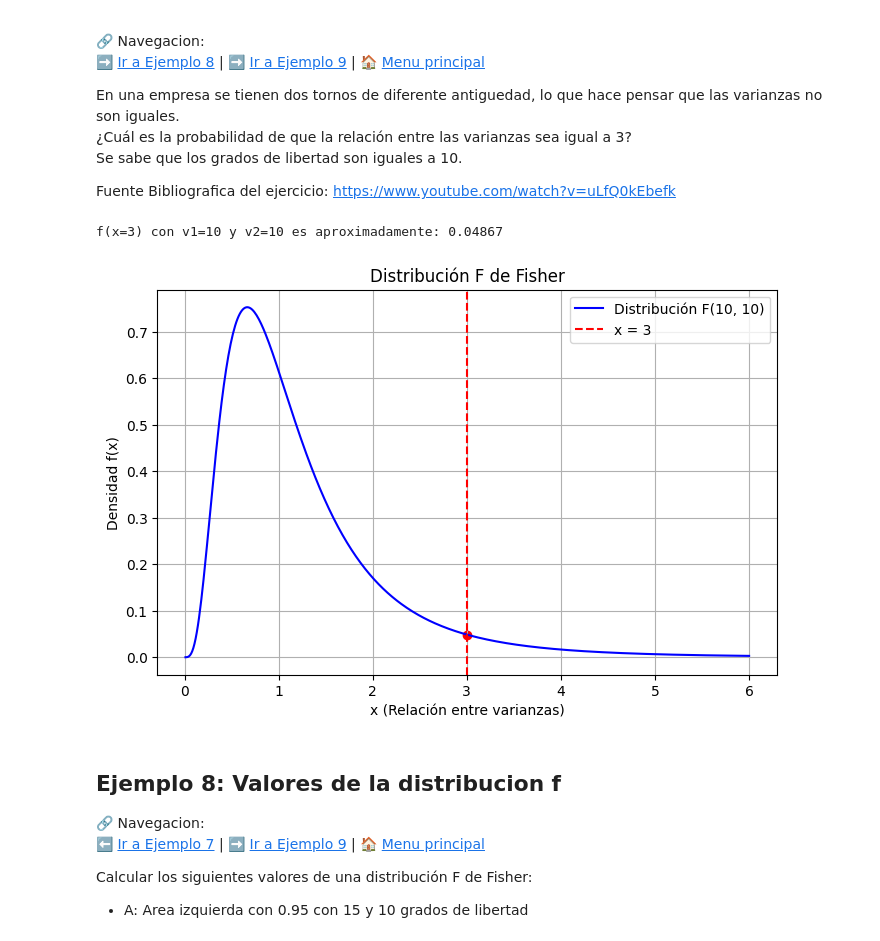
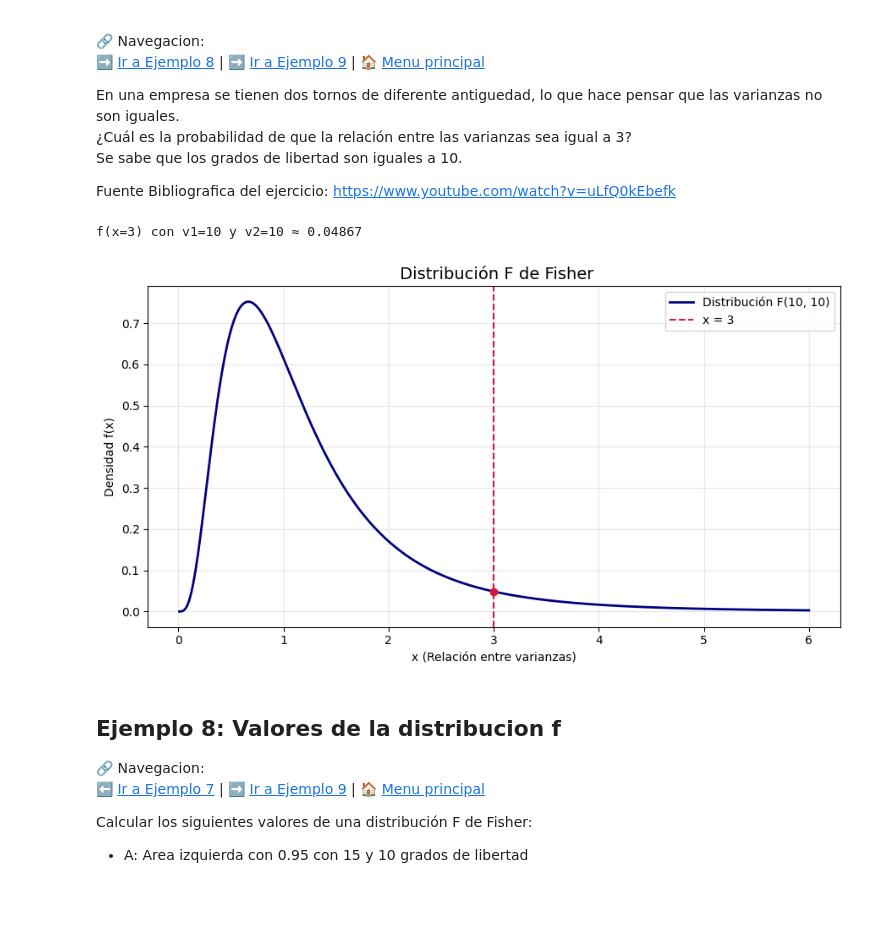
Before and after one commit to JoseAlbertoLunaA57/Distribuciones-de-Probabilidad-F.-, a Jupyter notebook: EjemplosAlberto.ipynb, the cells around one changed output. Cells and saved outputs as stored; diff of their text form; code cells hidden in the pictures; blank space fills up the shorter version.

Commit message:
Se modifico notebook con ejemplos de distribución F

```diff
--- a/EjemplosAlberto.ipynb
+++ b/EjemplosAlberto.ipynb
@@ -19,39 +19,48 @@ Se sabe que los grados de libertad son iguales a 10.
 
 Fuente Bibliografica del ejercicio: https://www.youtube.com/watch?v=uLfQ0kEbefk
 # %%
+# 📚 Ejemplo: Cálculo y gráfica de la función de densidad F de Fisher
+
 import numpy as np
 import matplotlib.pyplot as plt
 from scipy.stats import f
 
-# Parámetros del problema
-x = 3           # relación entre las varianzas
-dof1 = 10       # grados de libertad del numerador (a)
-dof2 = 10       # grados de libertad del denominador (b)
+# -----------------------------------
+# 🎯 Parámetros del ejemplo
+# -----------------------------------
+relacion_varianzas = 3     # Valor observado (x)
+v1 = 10                    # Grados de libertad del numerador
+v2 = 10                    # Grados de libertad del denominador
 
-# Cálculo de f(x)
-fx = f.pdf(x, dfn=dof1, dfd=dof2)
+# -----------------------------------
+# 🧮 Cálculo de la función de densidad
+# -----------------------------------
+densidad = f.pdf(relacion_varianzas, dfn=v1, dfd=v2)
 
-# Mostrar resultado
-print(f"f(x=3) con v1={dof1} y v2={dof2} es aproximadamente: {fx:.5f}")
+# Mostrar el valor calculado
+print(f"f(x={relacion_varianzas}) con v1={v1} y v2={v2} ≈ {densidad:.5f}")
 
-# -------------------------------
-# Graficar la distribución F
+# -----------------------------------
+# 📈 Graficar la distribución F
+# -----------------------------------
 x_vals = np.linspace(0.01, 6, 500)
-y_vals = f.pdf(x_vals, dfn=dof1, dfd=dof2)
+y_vals = f.pdf(x_vals, dfn=v1, dfd=v2)
 
-plt.figure(figsize=(8,5))
-plt.plot(x_vals, y_vals, label=f'Distribución F({dof1}, {dof2})', color='blue')
-plt.axvline(x, color='red', linestyle='--', label=f'x = {x}')
-plt.scatter([x], [fx], color='red')
-plt.title("Distribución F de Fisher")
+plt.figure(figsize=(9, 5))
+plt.plot(x_vals, y_vals, label=f'Distribución F({v1}, {v2})', color='navy', lw=2)
+plt.axvline(relacion_varianzas, color='crimson', linestyle='--', label=f'x = {relacion_varianzas}')
+plt.scatter([relacion_varianzas], [densidad], color='crimson', zorder=5)
+
+plt.title(" Distribución F de Fisher", fontsize=14)
 plt.xlabel("x (Relación entre varianzas)")
 plt.ylabel("Densidad f(x)")
 plt.legend()
-plt.grid(True)
+plt.grid(alpha=0.3)
+plt.tight_layout()
 plt.show()
 # %% [output]
-f(x=3) con v1=10 y v2=10 es aproximadamente: 0.04867
+f(x=3) con v1=10 y v2=10 ≈ 0.04867
-[figure, old version]
+[figure, new version]
 # %% [markdown]
 ## Ejemplo 8: Valores de la distribucion f
 
```
Also changed, not shown: parts of 1 cell of this notebook.
